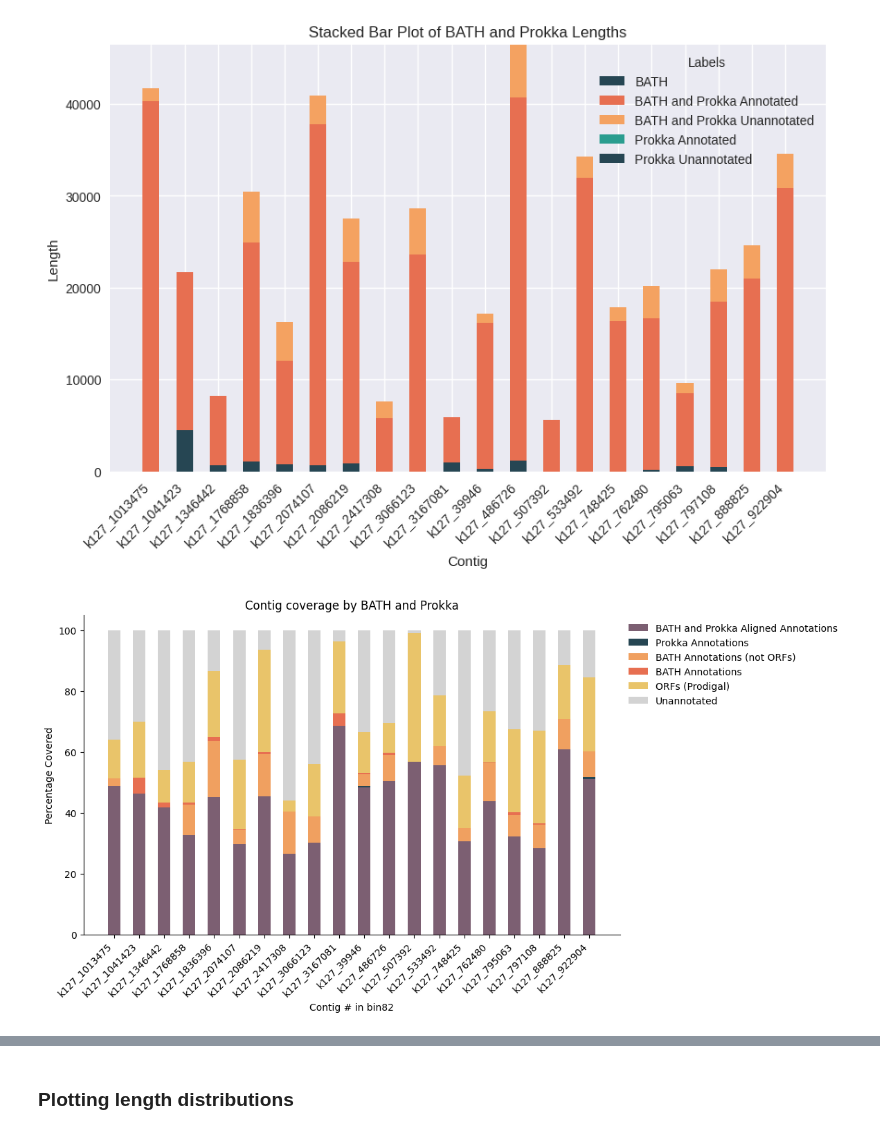
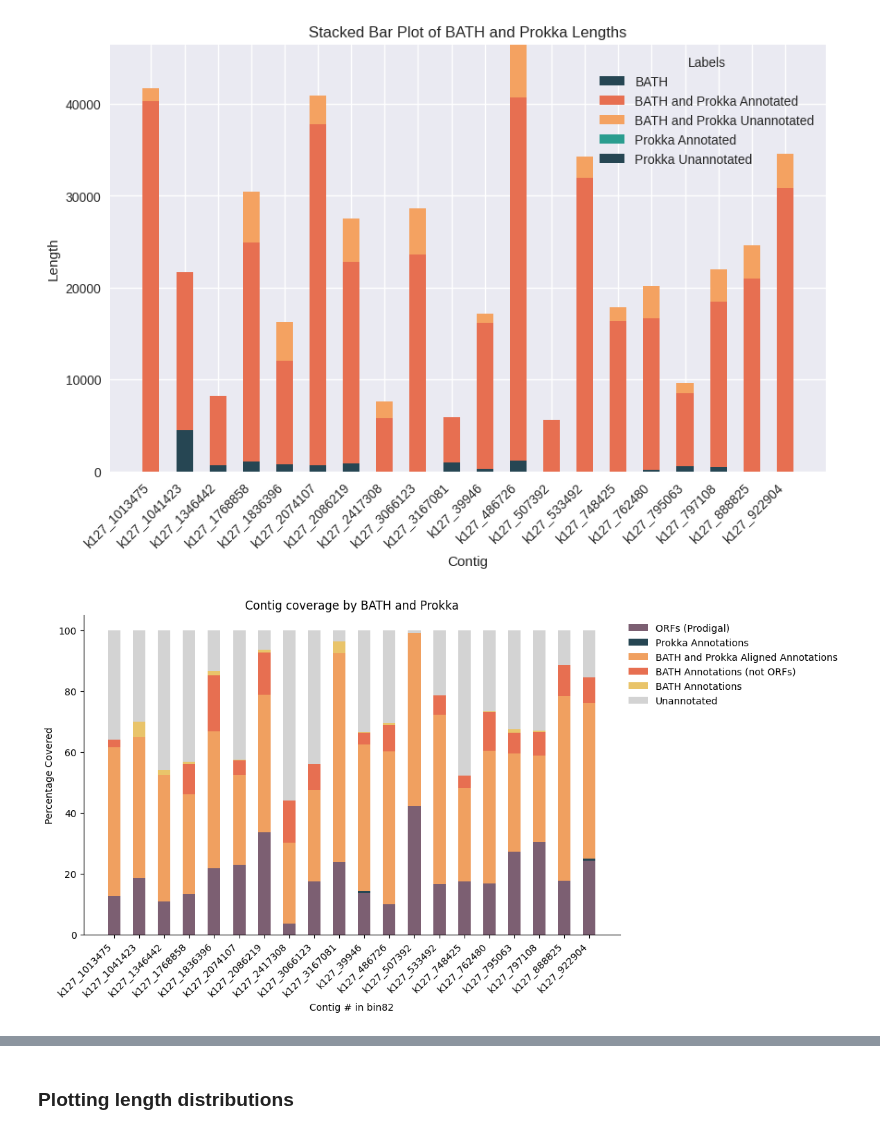
Before and after one commit to NehaSontakk/BATH-Prokka-Comparison, a Jupyter notebook: Updated_Contig_comparison_identifying_gaps_Prokka_vs_BATH.ipynb, the cells around one changed output, grey strips where cells are left out. Drawn from its saved outputs; the diff is of its cells as text; code cells hidden in the pictures.

```diff
--- a/Updated_Contig_comparison_identifying_gaps_Prokka_vs_BATH.ipynb
+++ b/Updated_Contig_comparison_identifying_gaps_Prokka_vs_BATH.ipynb
@@ -602,0 +545,26 @@ venn_data[venn_data['label'] == "Prokka Annotated"]
+# %%
+def calculate_num_annotations(annotation_df, contig_id):
+    annotations = annotation_df[annotation_df['seq_id'] == contig_id]
+    return len(annotations)
+
+# Initialize a list to hold results
+results = []
+
+for _, contig in contigs_info.iterrows():
+    seq_id = contig['seq_id']
+
+    # Calculate number of annotations for Prokka and BATH
+    num_annotations_prokka = calculate_num_annotations(annotated_prokka_proteins, seq_id)
+    num_annotations_bath = calculate_num_annotations(bath_protein, seq_id)
+
+    results.append({
+        'seq_id': seq_id,
+        'Prokka Annotations Count': num_annotations_prokka,
+        'BATH Annotations Count': num_annotations_bath
+    })
+
+    print(f"Contig {seq_id}: Prokka Annotations = {num_annotations_prokka}, BATH Annotations = {num_annotations_bath}")
+
+# Convert results to DataFrame for easier manipulation and visualization
+results_df = pd.DataFrame(results)
+print(results_df)
@@ -789,7 +817,7 @@ bar_positions = range(len(pivot_df))
 bottoms = [0] * len(pivot_df)
 
 
-label_order = ['BATH and Prokka Annotated','Prokka Annotated', 'BATH and Prokka Unannotated', 'BATH','Prokka Unannotated', 'Unannotated']
+label_order = ['Prokka Unannotated','Prokka Annotated','BATH and Prokka Annotated', 'BATH and Prokka Unannotated', 'BATH', 'Unannotated']
 custom_labels = {
     'BATH and Prokka Annotated': 'BATH and Prokka Aligned Annotations',
     'Prokka Unannotated': 'ORFs (Prodigal)',
@@ -798,34 +826,34 @@ custom_labels = {
     'Unannotated': 'Unannotated',
     'Prokka Annotated':'Prokka Annotations'
 }
 
 # Pivot the DataFrame with the specified order
 pivot_df = grouped_sum.pivot_table(index='contig', columns='label', values='percentage_covered', fill_value=0).reindex(columns=label_order, fill_value=0)
 
 # Rename the columns with custom labels
 pivot_df.columns = [custom_labels[label] for label in pivot_df.columns]
 
 colors = ['#7C5F72', '#264653', '#f0a060', '#E76F51', '#E9C46A', '#D3D3D3']  # Custom colors including gray for unannotated
 
 for i, label in enumerate(pivot_df.columns):
     ax.bar(bar_positions, pivot_df[label], bottom=bottoms, width=bar_width, label=label, color=colors[i % len(colors)])
     bottoms = [bottoms[j] + pivot_df[label].iloc[j] for j in range(len(pivot_df))]
 
 ax.spines['top'].set_visible(False)
 ax.spines['right'].set_visible(False)
 ax.spines['bottom'].set_visible(True)  # Ensure bottom line is visible
 ax.spines['left'].set_visible(True)  # Ensure left line is visible
 ax.set_xlabel('Contig # in bin82')
 ax.set_xticks(bar_positions)
 ax.set_xticklabels(pivot_df.index, rotation=45, ha='right')
 ax.set_ylabel('Percentage Covered')
 ax.set_title('Contig coverage by BATH and Prokka')
 
 ax.legend(loc='upper left', bbox_to_anchor=(1, 1), frameon=False)
 # Show the plot
 plt.show()
 # %% [output]
-[figure, old version]
+[figure, new version]
 # %%
 import pandas as pd
 import matplotlib.pyplot as plt
```
Also changed, not shown: parts of 17 cells of this notebook.
